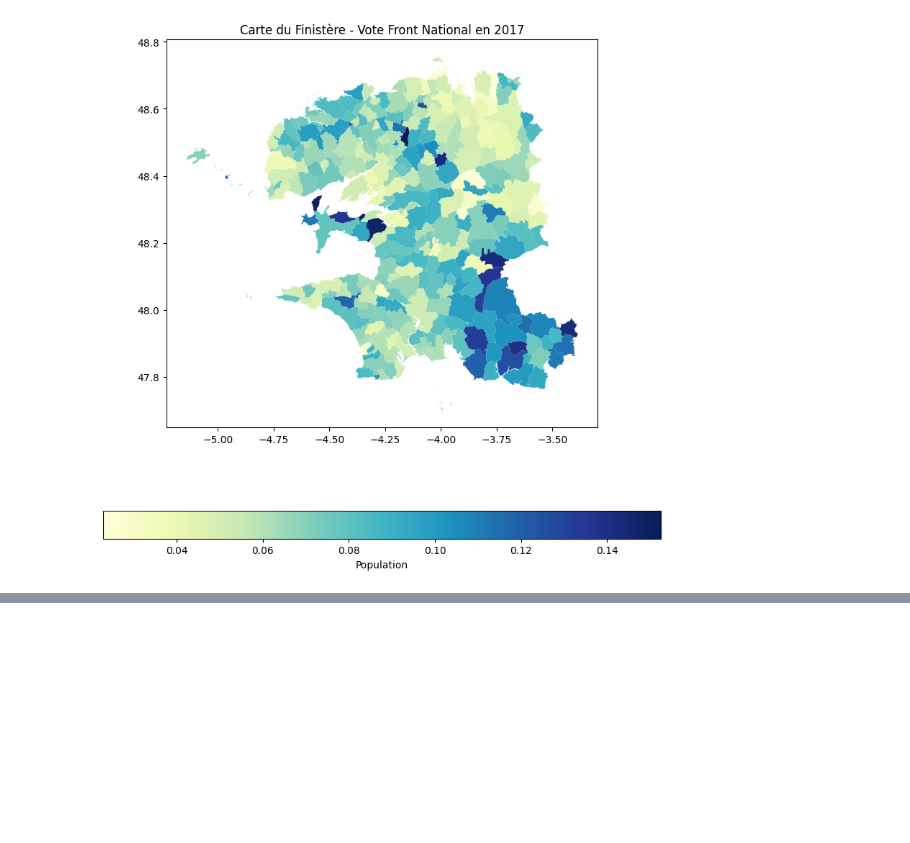
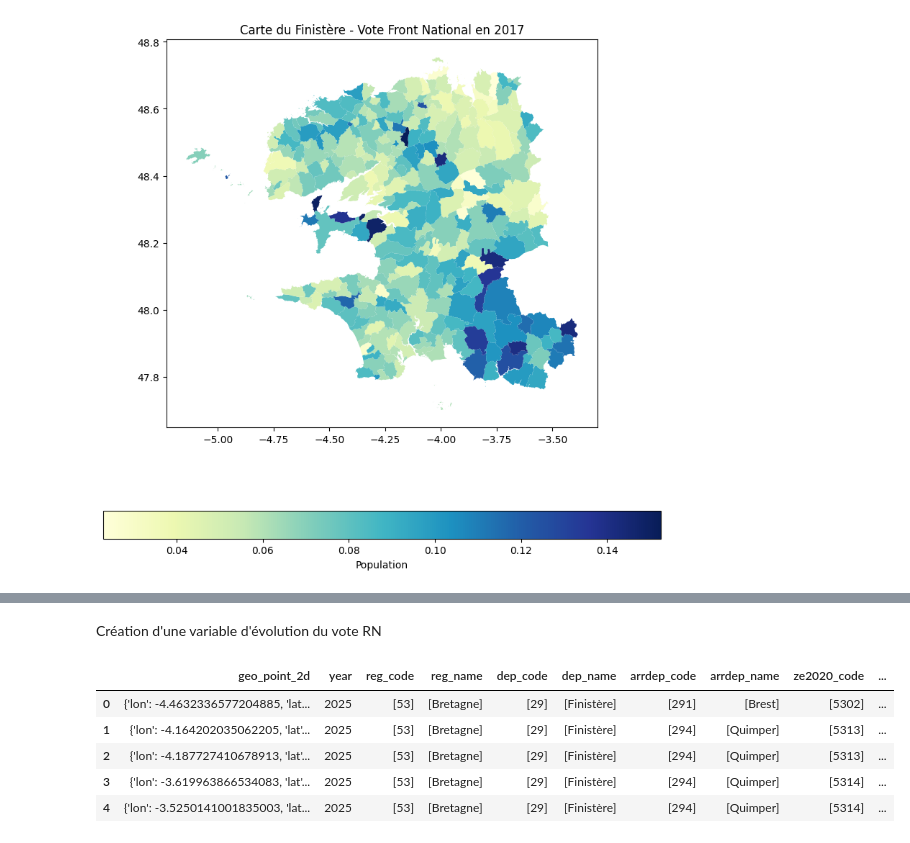
Before and after one commit to aotrou/Python_DS_Vote, a Jupyter notebook: carte_avec_votes.ipynb, the cells around one changed output, grey strips where cells are left out. Saved outputs shown, nothing was run; the diff lists cells and outputs as text; code cells hidden in the pictures; blank space fills up the shorter version.

```diff
--- a/carte_avec_votes.ipynb
+++ b/carte_avec_votes.ipynb
@@ -62 +63,13 @@ plt.show()
 [figure]
+# %% [markdown]
+Création d'une variable d'évolution du vote RN
+# %%
+data_map2022["VarRN"] = (data_map2022["pvoixRN"] - data_map2017["pvoixFN"])
+data_map2022.head()
+# %% [output]
+|  | geo_point_2d | year | reg_code | reg_name | dep_code | dep_name | arrdep_code | arrdep_name | ze2020_code | ... |
+| 0 | {'lon': -4.4632336577204885, 'lat... | 2025 | [53] | [Bretagne] | [29] | [Finistère] | [291] | [Brest] | [5302] | ... |
+| 1 | {'lon': -4.164202035062205, 'lat'... | 2025 | [53] | [Bretagne] | [29] | [Finistère] | [294] | [Quimper] | [5313] | ... |
+| 2 | {'lon': -4.187727410678913, 'lat'... | 2025 | [53] | [Bretagne] | [29] | [Finistère] | [294] | [Quimper] | [5313] | ... |
+| 3 | {'lon': -3.619963866534083, 'lat'... | 2025 | [53] | [Bretagne] | [29] | [Finistère] | [294] | [Quimper] | [5314] | ... |
+| 4 | {'lon': -3.5250141001835003, 'lat... | 2025 | [53] | [Bretagne] | [29] | [Finistère] | [294] | [Quimper] | [5314] | ... |
```
Also changed, not shown: parts of 2 cells of this notebook.
